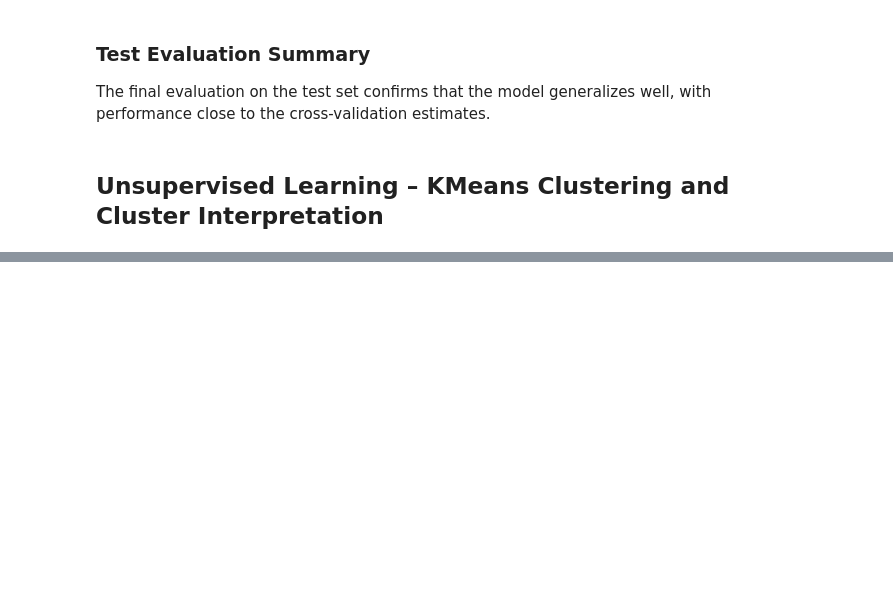
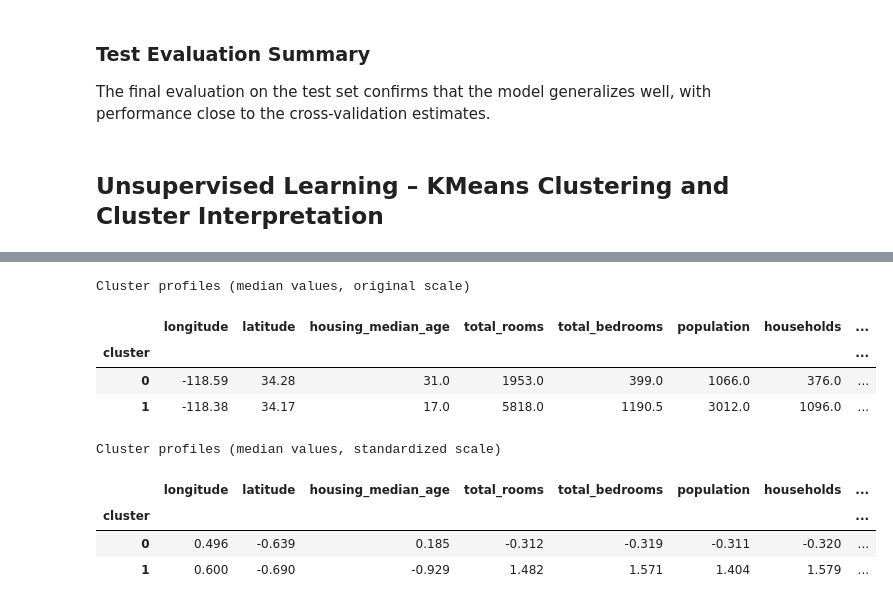
Before and after one commit to MalinMo/California-Housing, a Jupyter notebook: ML_Uppgift1_Malin_Moisander.ipynb, the cells around one changed output, grey strips where cells are left out. Drawn from its saved outputs; the diff is of its cells as text; code cells hidden in the pictures; blank space fills up the shorter version.

```diff
--- a/ML_Uppgift1_Malin_Moisander.ipynb
+++ b/ML_Uppgift1_Malin_Moisander.ipynb
@@ -569,0 +480,42 @@ Cluster vs Ocean Proximity (within-cluster proportions)
+# %%
+X_train_raw_profile = X_train_num.copy()
+X_train_raw_profile["cluster"] = train_clusters
+
+X_train_z_profile = pd.DataFrame(X_train_scaled, columns=common_numeric_cols, index=X_train_num.index)
+X_train_z_profile["cluster"] = train_clusters
+
+cluster_sizes = (
+    X_train_raw_profile["cluster"]
+    .value_counts()
+    .sort_index()
+    .rename("n_areas")
+)
+
+print("Cluster profiles (median values, original scale)")
+profiles_raw = (
+    X_train_raw_profile
+    .groupby("cluster")
+    .median(numeric_only=True)
+    .join(cluster_sizes)
+)
+display(profiles_raw.round(3))
+
+print("Cluster profiles (median values, standardized scale)")
+profiles_z = (
+    X_train_z_profile
+    .groupby("cluster")
+    .median(numeric_only=True)
+    .join(cluster_sizes)
+)
+display(profiles_z.round(3))
+# %% [output]
+Cluster profiles (median values, original scale)
+|  | longitude | latitude | housing_median_age | total_rooms | total_bedrooms | population | households | ... |
+| cluster |  |  |  |  |  |  |  | ... |
+| 0 | -118.59 | 34.28 | 31.0 | 1953.0 | 399.0 | 1066.0 | 376.0 | ... |
+| 1 | -118.38 | 34.17 | 17.0 | 5818.0 | 1190.5 | 3012.0 | 1096.0 | ... |
+Cluster profiles (median values, standardized scale)
+|  | longitude | latitude | housing_median_age | total_rooms | total_bedrooms | population | households | ... |
+| cluster |  |  |  |  |  |  |  | ... |
+| 0 | 0.496 | -0.639 | 0.185 | -0.312 | -0.319 | -0.311 | -0.320 | ... |
+| 1 | 0.600 | -0.690 | -0.929 | 1.482 | 1.571 | 1.404 | 1.579 | ... |
```
Also changed, not shown: parts of 30 cells of this notebook.
